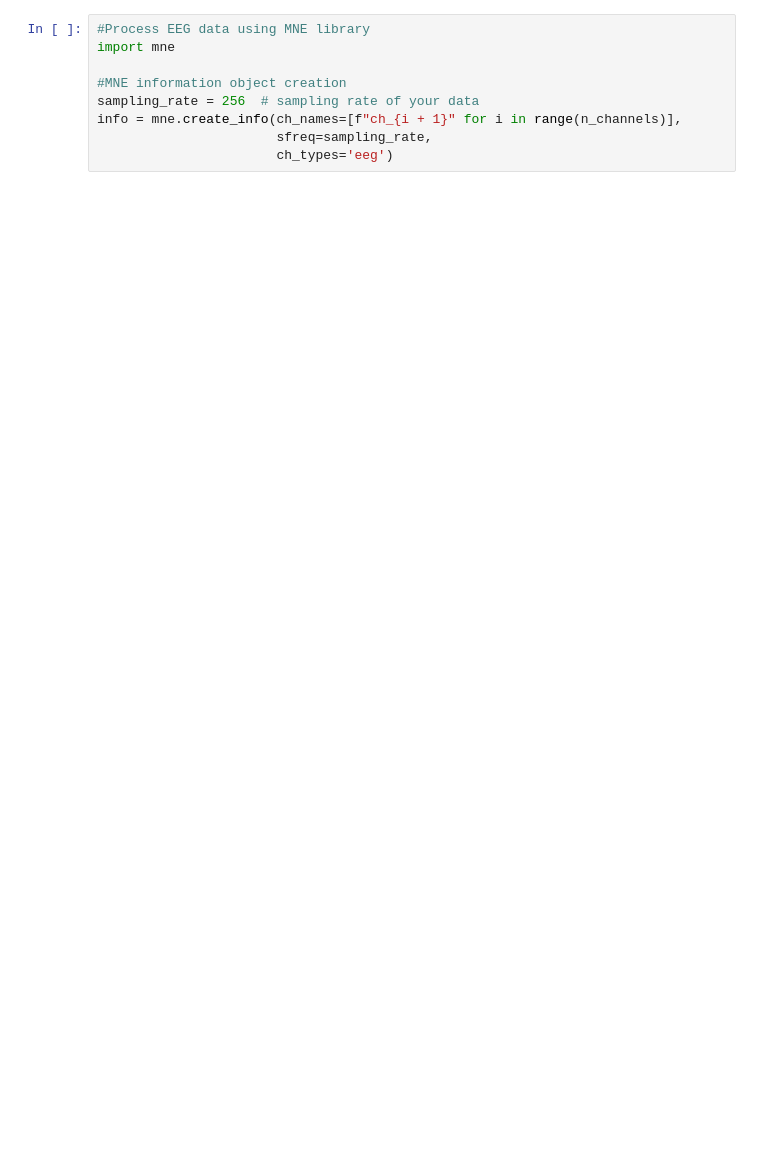
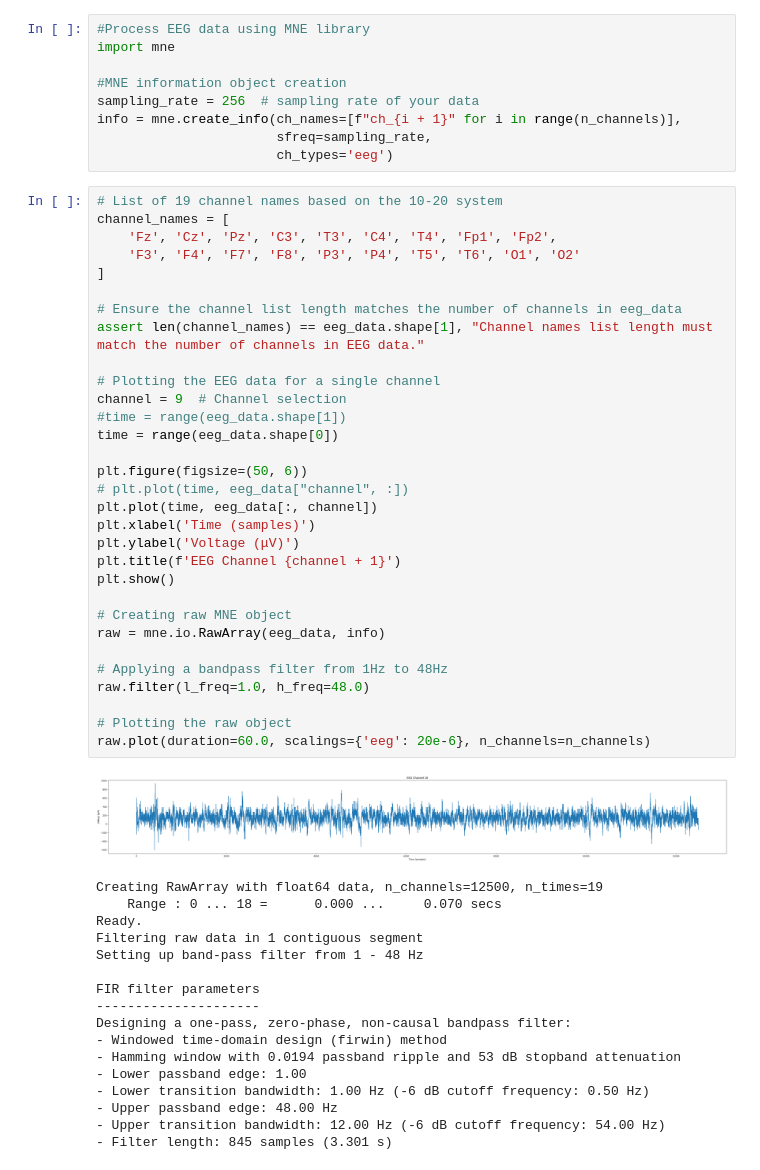
Before and after one commit to mindissa22/EEG-analysis, a Jupyter notebook: my_EEG.ipynb, the cells around one changed output. Cells and saved outputs as stored; diff of their text form; blank space fills up the shorter version.

```diff
--- a/my_EEG.ipynb
+++ b/my_EEG.ipynb
@@ -16,3 +34,52 @@ sampling_rate = 256  # sampling rate of your data
 info = mne.create_info(ch_names=[f"ch_{i + 1}" for i in range(n_channels)],
                        sfreq=sampling_rate,
                        ch_types='eeg')
+# %%
+# List of 19 channel names based on the 10-20 system
+channel_names = [
+    'Fz', 'Cz', 'Pz', 'C3', 'T3', 'C4', 'T4', 'Fp1', 'Fp2',
+    'F3', 'F4', 'F7', 'F8', 'P3', 'P4', 'T5', 'T6', 'O1', 'O2'
+]
+
+# Ensure the channel list length matches the number of channels in eeg_data
+assert len(channel_names) == eeg_data.shape[1], "Channel names list length must match the number of channels in EEG data."
+
+# Plotting the EEG data for a single channel
+channel = 9  # Channel selection
+#time = range(eeg_data.shape[1])
+time = range(eeg_data.shape[0])
+
+plt.figure(figsize=(50, 6))
+# plt.plot(time, eeg_data["channel", :])
+plt.plot(time, eeg_data[:, channel])
+plt.xlabel('Time (samples)')
+plt.ylabel('Voltage (μV)')
+plt.title(f'EEG Channel {channel + 1}')
+plt.show()
+
+# Creating raw MNE object
+raw = mne.io.RawArray(eeg_data, info)
+
+# Applying a bandpass filter from 1Hz to 48Hz
+raw.filter(l_freq=1.0, h_freq=48.0)
+
+# Plotting the raw object
+raw.plot(duration=60.0, scalings={'eeg': 20e-6}, n_channels=n_channels)
+# %% [output]
+[figure, added]
+Creating RawArray with float64 data, n_channels=12500, n_times=19
+    Range : 0 ... 18 =      0.000 ...     0.070 secs
+Ready.
+Filtering raw data in 1 contiguous segment
+Setting up band-pass filter from 1 - 48 Hz
+
+FIR filter parameters
+---------------------
+Designing a one-pass, zero-phase, non-causal bandpass filter:
+- Windowed time-domain design (firwin) method
+- Hamming window with 0.0194 passband ripple and 53 dB stopband attenuation
+- Lower passband edge: 1.00
+- Lower transition bandwidth: 1.00 Hz (-6 dB cutoff frequency: 0.50 Hz)
+- Upper passband edge: 48.00 Hz
+- Upper transition bandwidth: 12.00 Hz (-6 dB cutoff frequency: 54.00 Hz)
+- Filter length: 845 samples (3.301 s)
```
Also changed, not shown: parts of 5 cells of this notebook.
